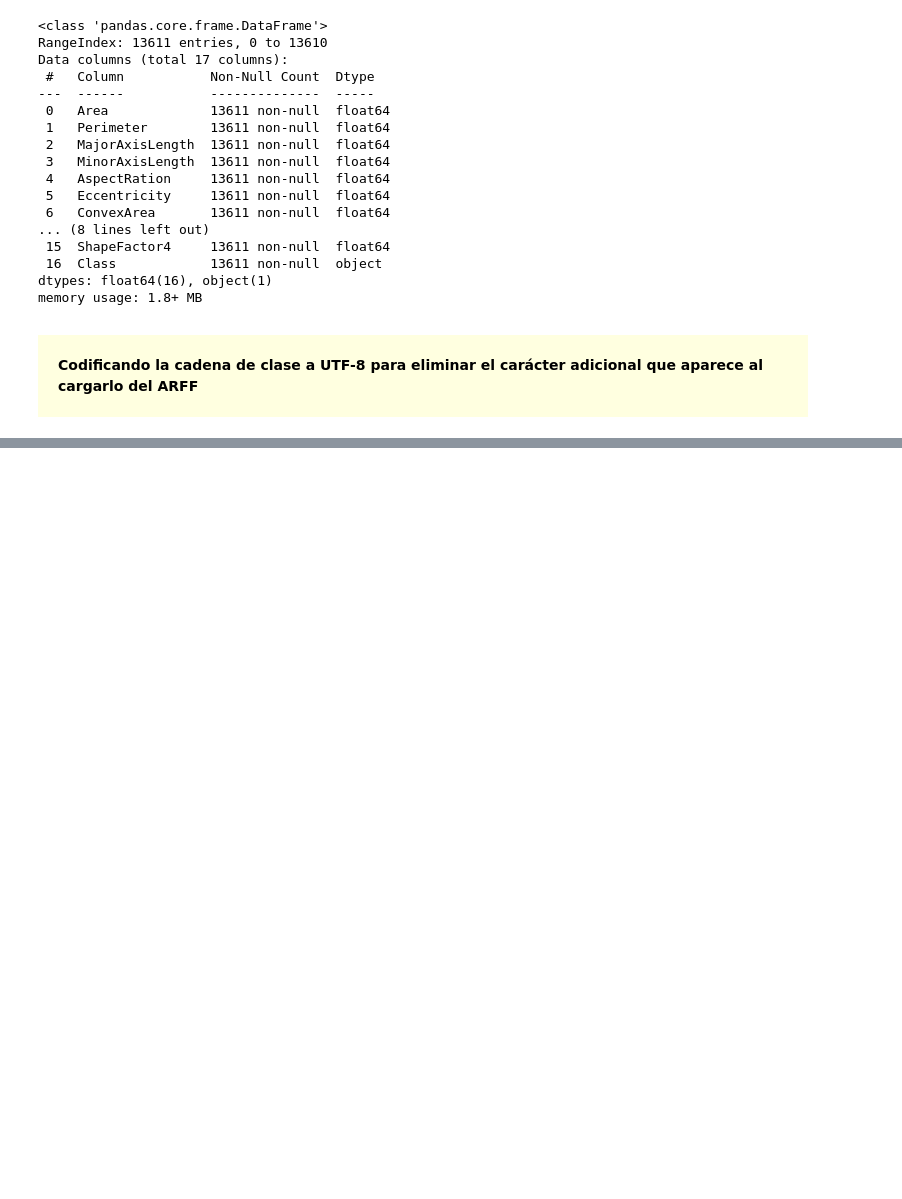
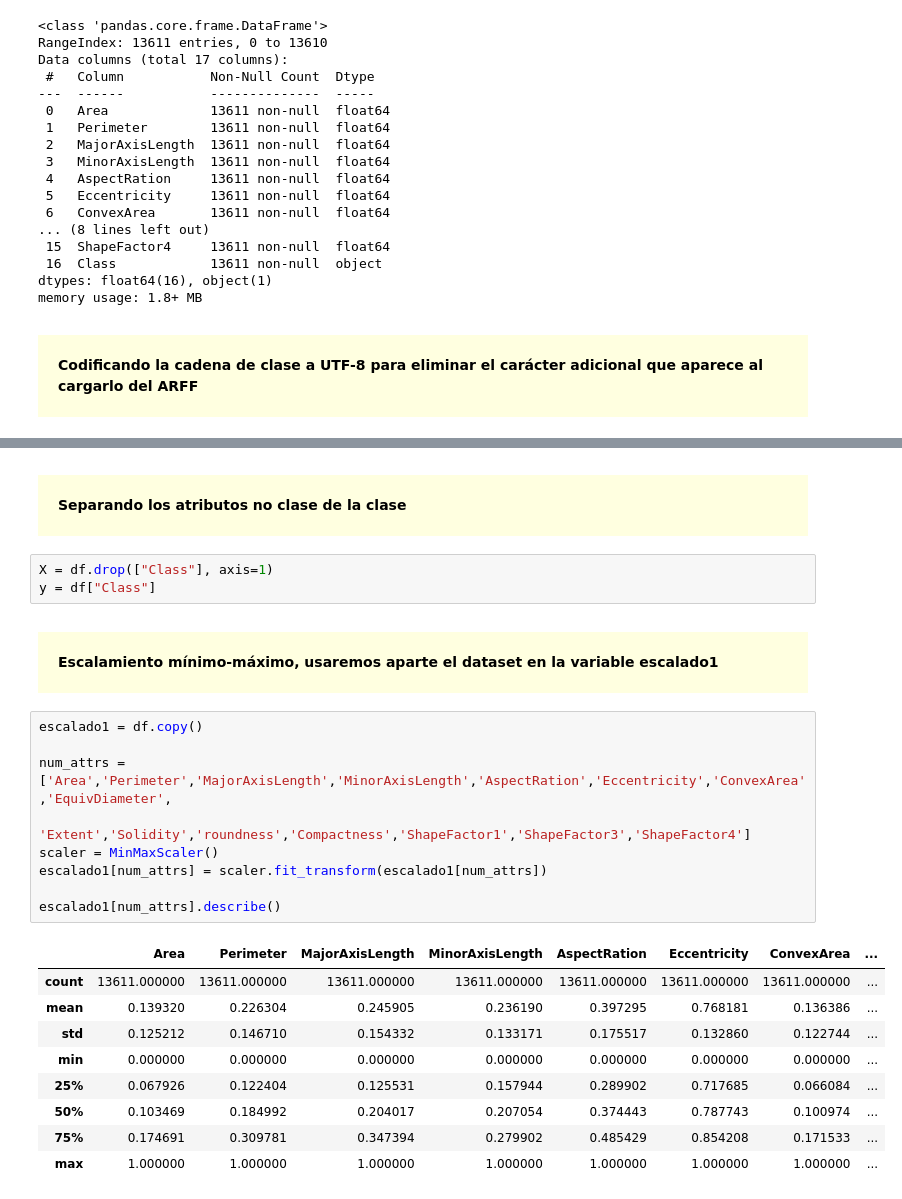
Before and after one commit to LuisIgnacio98/ProyectoFinalMineriaDatos, a Jupyter notebook: Proyecto Final Minería Datos.ipynb, the cells around one changed output, grey strips where cells are left out. Saved outputs shown, nothing was run; the diff lists cells and outputs as text; blank space fills up the shorter version.

```diff
--- a/Proyecto Final Minería Datos.ipynb
+++ b/Proyecto Final Minería Datos.ipynb
@@ -79,0 +80,30 @@ df.sample(10)
+# %% [markdown]
+<div style="background:#FFFFE0;padding:20px;color:#000000;margin-top:10px;">
+    <b>Separando los atributos no clase de la clase</b>
+</div>
+# %%
+X = df.drop(["Class"], axis=1)
+y = df["Class"]
+# %% [markdown]
+<div style="background:#FFFFE0;padding:20px;color:#000000;margin-top:10px;">
+    <b>Escalamiento mínimo-máximo, usaremos aparte el dataset en la variable escalado1</b>
+</div>
+# %%
+escalado1 = df.copy()
+
+num_attrs = ['Area','Perimeter','MajorAxisLength','MinorAxisLength','AspectRation','Eccentricity','ConvexArea','EquivDiameter',
+            'Extent','Solidity','roundness','Compactness','ShapeFactor1','ShapeFactor3','ShapeFactor4']
+scaler = MinMaxScaler()
+escalado1[num_attrs] = scaler.fit_transform(escalado1[num_attrs])
+
+escalado1[num_attrs].describe()
+# %% [output]
+|  | Area | Perimeter | MajorAxisLength | MinorAxisLength | AspectRation | Eccentricity | ConvexArea | ... |
+| count | 13611.000000 | 13611.000000 | 13611.000000 | 13611.000000 | 13611.000000 | 13611.000000 | 13611.000000 | ... |
+| mean | 0.139320 | 0.226304 | 0.245905 | 0.236190 | 0.397295 | 0.768181 | 0.136386 | ... |
+| std | 0.125212 | 0.146710 | 0.154332 | 0.133171 | 0.175517 | 0.132860 | 0.122744 | ... |
+| min | 0.000000 | 0.000000 | 0.000000 | 0.000000 | 0.000000 | 0.000000 | 0.000000 | ... |
+| 25% | 0.067926 | 0.122404 | 0.125531 | 0.157944 | 0.289902 | 0.717685 | 0.066084 | ... |
+| 50% | 0.103469 | 0.184992 | 0.204017 | 0.207054 | 0.374443 | 0.787743 | 0.100974 | ... |
+| 75% | 0.174691 | 0.309781 | 0.347394 | 0.279902 | 0.485429 | 0.854208 | 0.171533 | ... |
+| max | 1.000000 | 1.000000 | 1.000000 | 1.000000 | 1.000000 | 1.000000 | 1.000000 | ... |
```
Also changed, not shown: parts of 8 cells of this notebook.
